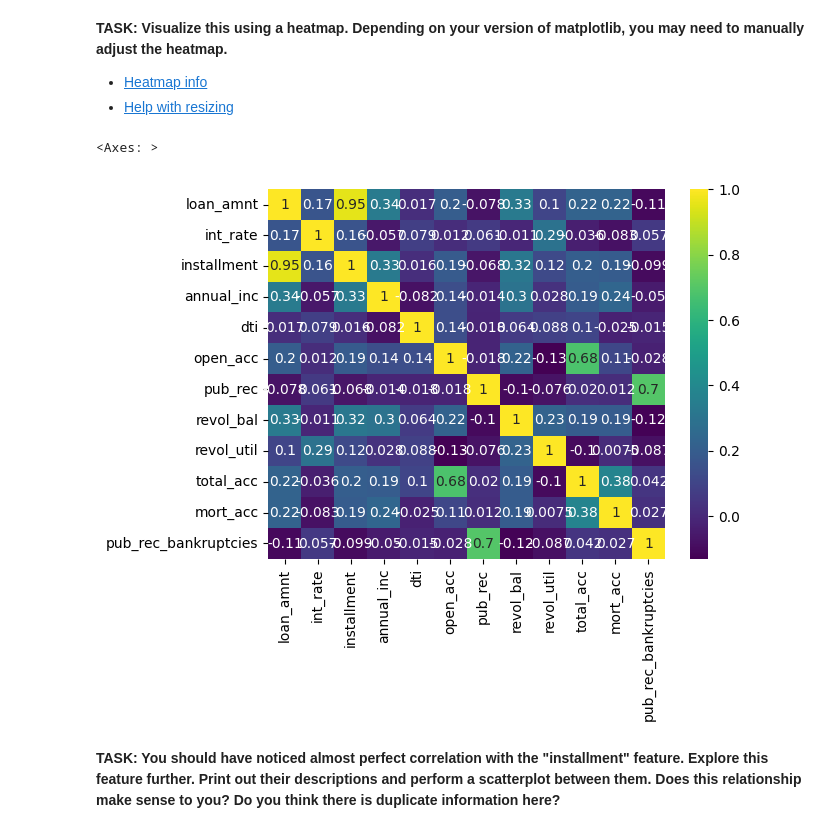
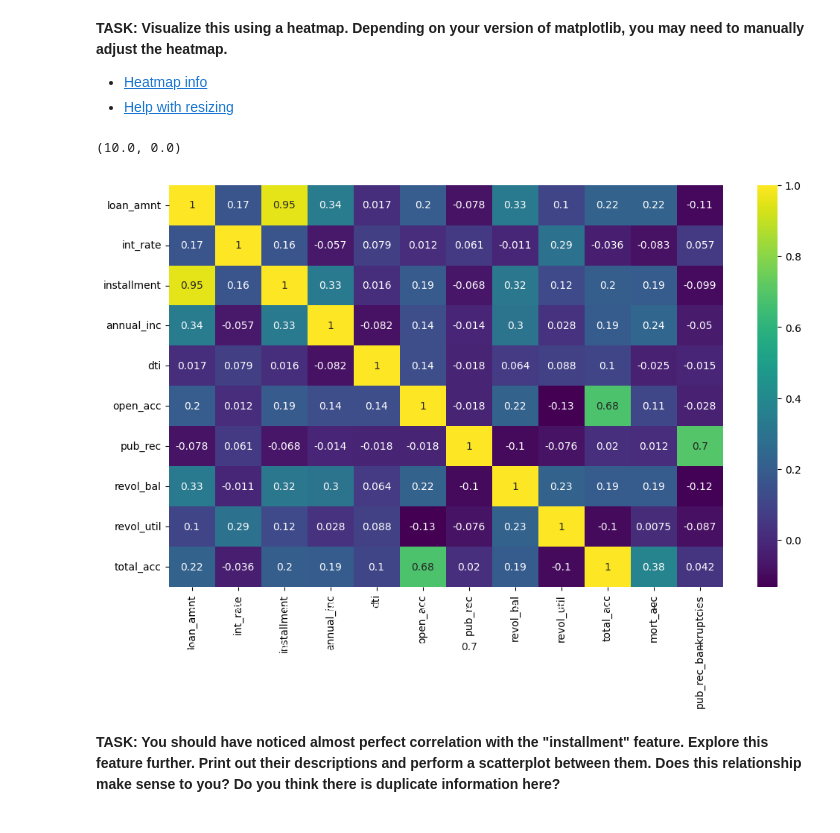
Before and after one commit to persianalien/Customer-Loan-Prediction-Project, a Jupyter notebook: Loan Project.ipynb, the cells around one changed output. Drawn from its saved outputs; the diff is of its cells as text; code cells hidden in the pictures.

```diff
--- a/Loan Project.ipynb
+++ b/Loan Project.ipynb
@@ -270,10 +270,12 @@ df.corr(numeric_only=True)
 * [Heatmap info](https://seaborn.pydata.org/generated/seaborn.heatmap.html#seaborn.heatmap)
 * [Help with resizing](https://stackoverflow.com/questions/56942670/matplotlib-seaborn-first-and-last-row-cut-in-half-of-heatmap-plot)
 # %%
-sns.heatmap(df.corr(numeric_only=True), annot=True, cmap='viridis')
+plt.figure(figsize=(12,7))
+sns.heatmap(df.corr(numeric_only=True),annot=True,cmap='viridis')
+plt.ylim(10, 0)
 # %% [output]
-<Axes: >
+(10.0, 0.0)
-[figure, old version]
+[figure, new version]
 # %% [markdown]
 **TASK: You should have noticed almost perfect correlation with the "installment" feature. Explore this feature further. Print out their descriptions and perform a scatterplot between them. Does this relationship make sense to you? Do you think there is duplicate information here?**
 # %%
```
Also changed, not shown: parts of 9 cells of this notebook.
